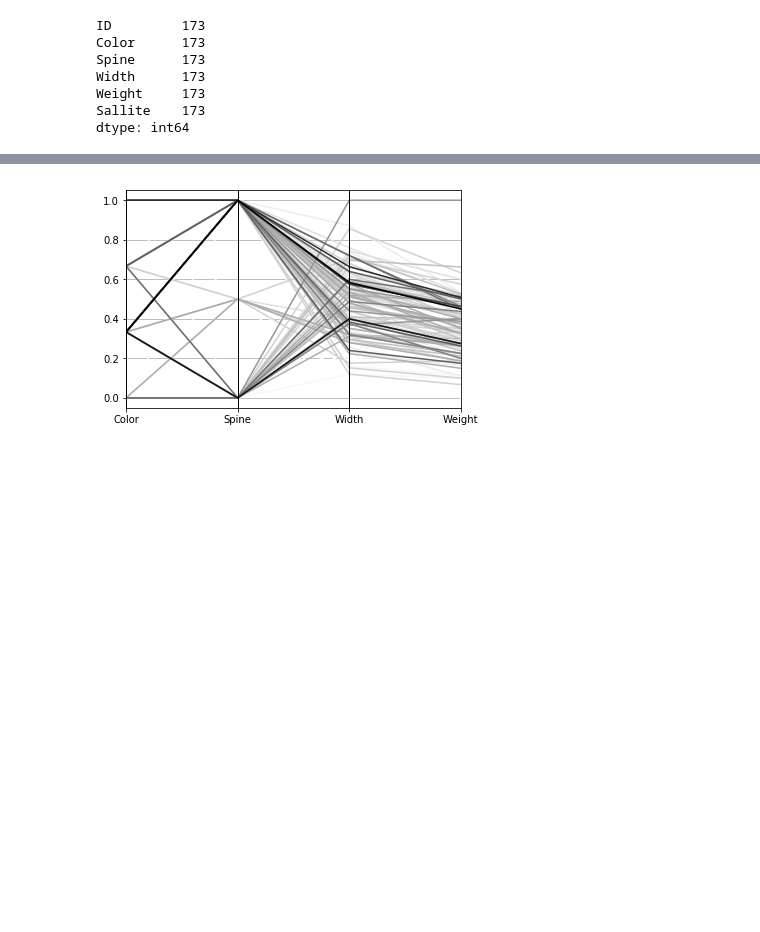
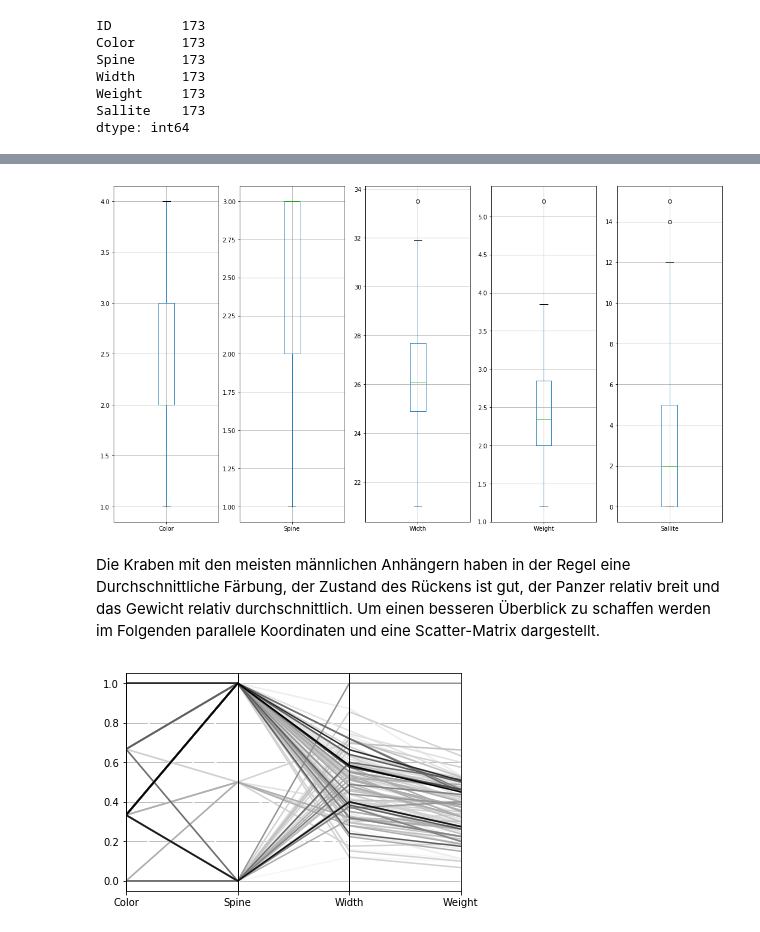
Before and after one commit to tecoKIT/smart-data-analytics, a Jupyter notebook: Uebung1/Exercise3cd.ipynb, the cells around one changed output, grey strips where cells are left out. Cells and saved outputs as stored; diff of their text form; code cells hidden in the pictures; blank space fills up the shorter version.

Commit message:
Inserted Boxplots

```diff
--- a/Uebung1/Exercise3cd.ipynb
+++ b/Uebung1/Exercise3cd.ipynb
@@ -57,0 +31,3 @@ dtype: float64
+# %%
+data = data.sort_values("Sallite", ascending=False)
+data.head()
@@ -58,2 +41,15 @@ dtype: float64
+# %%
+fig, axes = plt.subplots(1,5)
+data.boxplot("Color", ax=axes.flatten()[0])
+data.boxplot("Spine", ax=axes.flatten()[1])
+data.boxplot("Width", ax=axes.flatten()[2])
+data.boxplot("Weight", ax=axes.flatten()[3])
+data.boxplot("Sallite", ax=axes.flatten()[4])
+fig.set_size_inches(18.5, 10.5)
+plt.show()
+# %% [output]
+[figure, added]
+# %% [markdown]
+Die Kraben mit den meisten männlichen Anhängern haben in der Regel eine Durchschnittliche Färbung, der Zustand des Rückens ist gut, der Panzer relativ breit und das Gewicht relativ durchschnittlich. Um einen besseren Überblick zu schaffen werden im Folgenden parallele Koordinaten und eine Scatter-Matrix dargestellt.
 # %%
 x = data.values
```
Also changed, not shown: parts of 8 cells of this notebook.
